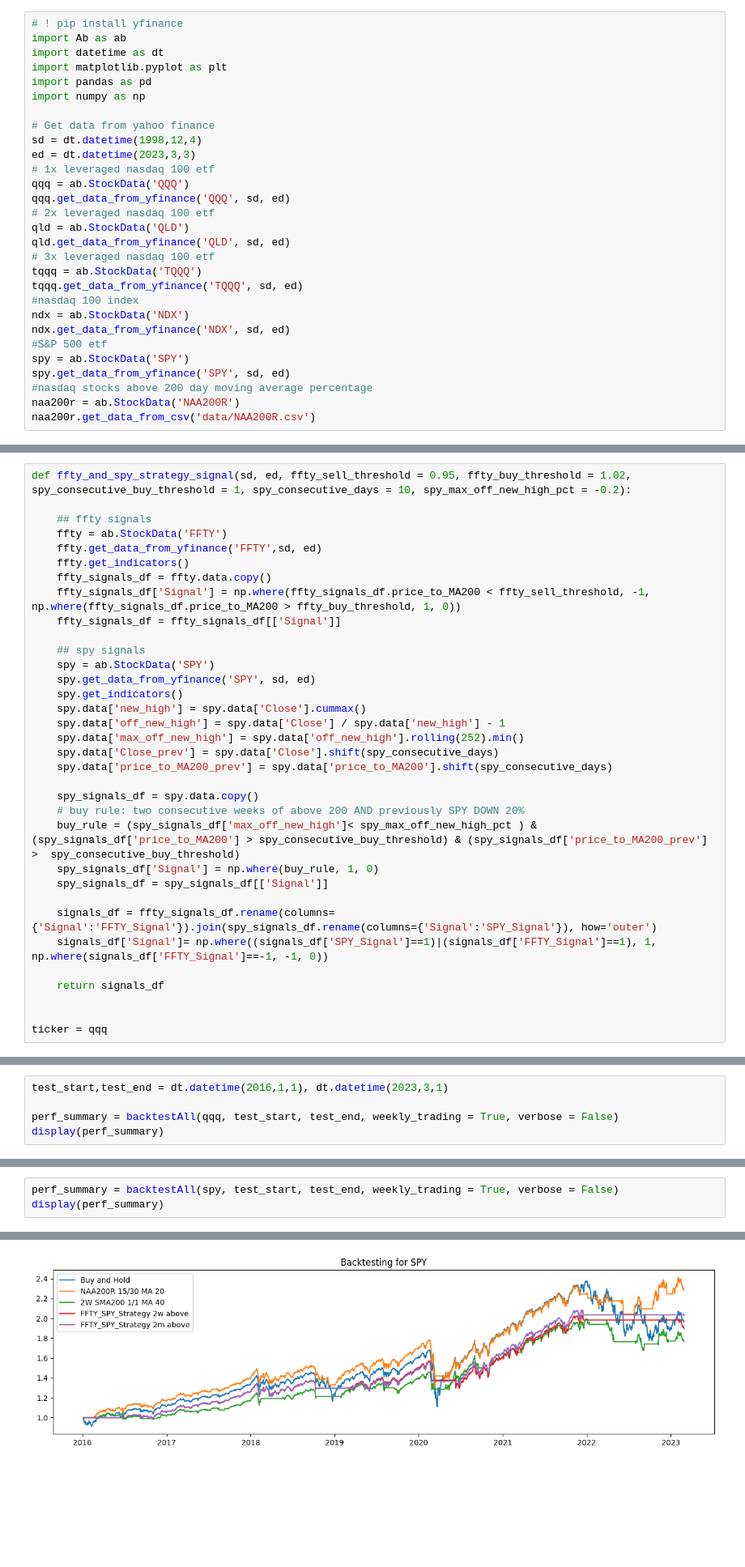
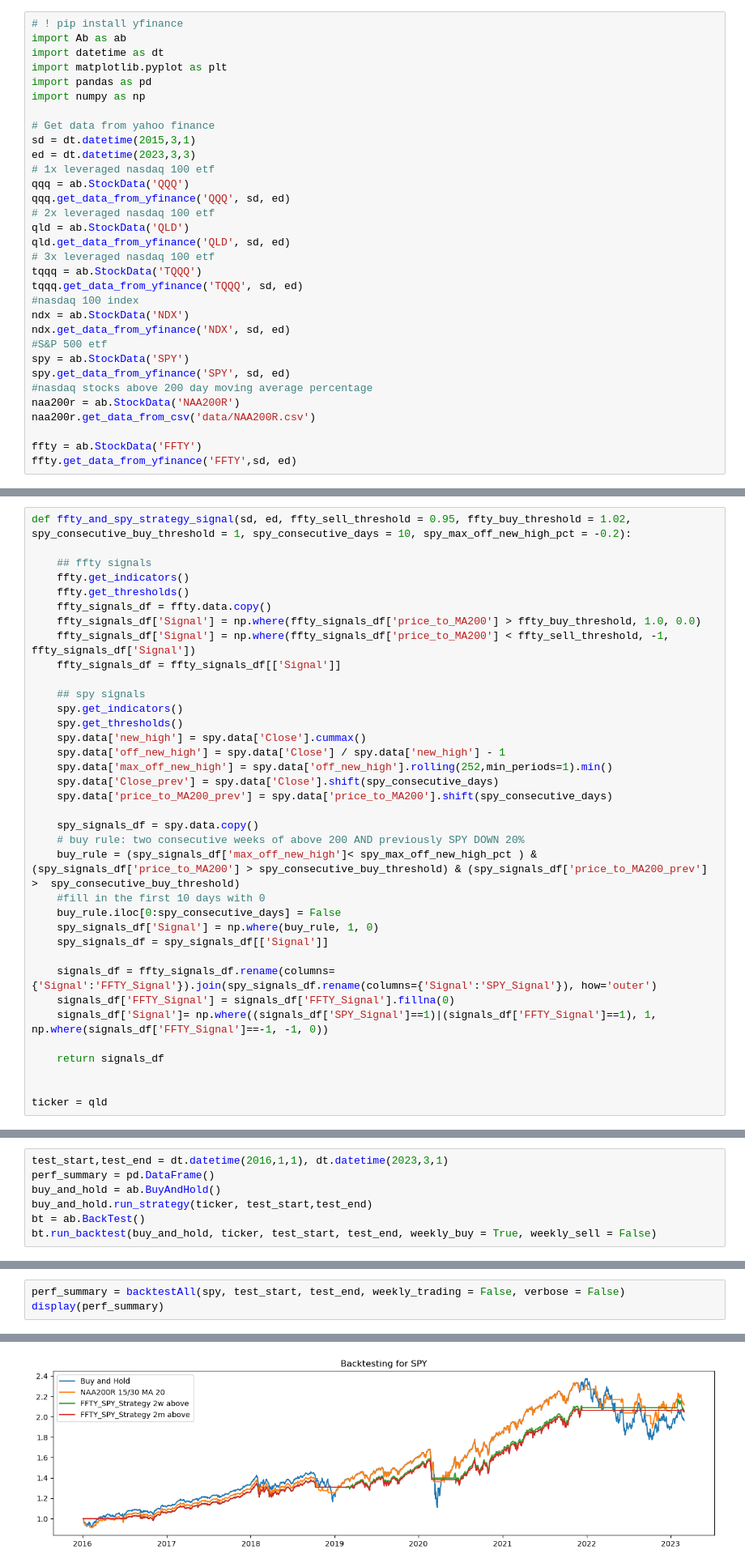
Before and after one commit to sylviawusyl/backtesting, a Jupyter notebook: wip_notebook_fftyspy.ipynb, the cells around one changed output, grey strips where cells are left out. Shown at 81% size. Saved outputs shown, nothing was run; the diff lists cells and outputs as text; blank space fills up the shorter version.

Commit message:
refactor, most of the code still work. datetime, weekly trading need to think again.

```diff
--- a/wip_notebook_fftyspy.ipynb
+++ b/wip_notebook_fftyspy.ipynb
@@ -7,7 +7,7 @@ import pandas as pd
 import numpy as np
 
 # Get data from yahoo finance
-sd = dt.datetime(1998,12,4)
+sd = dt.datetime(2015,3,1)
 ed = dt.datetime(2023,3,3)
 # 1x leveraged nasdaq 100 etf
 qqq = ab.StockData('QQQ')
@@ -27,4 +27,7 @@ spy.get_data_from_yfinance('SPY', sd, ed)
 #nasdaq stocks above 200 day moving average percentage
 naa200r = ab.StockData('NAA200R')
 naa200r.get_data_from_csv('data/NAA200R.csv')
+
+ffty = ab.StockData('FFTY')
+ffty.get_data_from_yfinance('FFTY',sd, ed)
 # %% [output]
@@ -37,36 +42,38 @@ naa200r.get_data_from_csv('data/NAA200R.csv')
 def ffty_and_spy_strategy_signal(sd, ed, ffty_sell_threshold = 0.95, ffty_buy_threshold = 1.02, spy_consecutive_buy_threshold = 1, spy_consecutive_days = 10, spy_max_off_new_high_pct = -0.2):
 
     ## ffty signals
-    ffty = ab.StockData('FFTY')
-    ffty.get_data_from_yfinance('FFTY',sd, ed)
     ffty.get_indicators()
+    ffty.get_thresholds()
     ffty_signals_df = ffty.data.copy()
-    ffty_signals_df['Signal'] = np.where(ffty_signals_df.price_to_MA200 < ffty_sell_threshold, -1, np.where(ffty_signals_df.price_to_MA200 > ffty_buy_threshold, 1, 0))
+    ffty_signals_df['Signal'] = np.where(ffty_signals_df['price_to_MA200'] > ffty_buy_threshold, 1.0, 0.0)
+    ffty_signals_df['Signal'] = np.where(ffty_signals_df['price_to_MA200'] < ffty_sell_threshold, -1, ffty_signals_df['Signal'])
     ffty_signals_df = ffty_signals_df[['Signal']]
 
     ## spy signals
-    spy = ab.StockData('SPY')
-    spy.get_data_from_yfinance('SPY', sd, ed)
     spy.get_indicators()
+    spy.get_thresholds()
     spy.data['new_high'] = spy.data['Close'].cummax()
     spy.data['off_new_high'] = spy.data['Close'] / spy.data['new_high'] - 1
-    spy.data['max_off_new_high'] = spy.data['off_new_high'].rolling(252).min()
+    spy.data['max_off_new_high'] = spy.data['off_new_high'].rolling(252,min_periods=1).min()
     spy.data['Close_prev'] = spy.data['Close'].shift(spy_consecutive_days)
     spy.data['price_to_MA200_prev'] = spy.data['price_to_MA200'].shift(spy_consecutive_days)
 
     spy_signals_df = spy.data.copy()
     # buy rule: two consecutive weeks of above 200 AND previously SPY DOWN 20%
     buy_rule = (spy_signals_df['max_off_new_high']< spy_max_off_new_high_pct ) & (spy_signals_df['price_to_MA200'] > spy_consecutive_buy_threshold) & (spy_signals_df['price_to_MA200_prev'] >  spy_consecutive_buy_threshold)
+    #fill in the first 10 days with 0
+    buy_rule.iloc[0:spy_consecutive_days] = False
     spy_signals_df['Signal'] = np.where(buy_rule, 1, 0)
     spy_signals_df = spy_signals_df[['Signal']]
 
     signals_df = ffty_signals_df.rename(columns={'Signal':'FFTY_Signal'}).join(spy_signals_df.rename(columns={'Signal':'SPY_Signal'}), how='outer')
+    signals_df['FFTY_Signal'] = signals_df['FFTY_Signal'].fillna(0)
     signals_df['Signal']= np.where((signals_df['SPY_Signal']==1)|(signals_df['FFTY_Signal']==1), 1, np.where(signals_df['FFTY_Signal']==-1, -1, 0))
 
     return signals_df
 
 
-ticker = qqq
+ticker = qld
 # %%
 #buy and hold strategy vs various  strategies
 def backtestAll(ticker:ab.StockData,test_start:dt.datetime,test_end:dt.datetime, weekly_trading = False, verbose = True):
@@ -174,5 +187,7 @@ Backtest for QQQ
 # %%
 test_start,test_end = dt.datetime(2016,1,1), dt.datetime(2023,3,1)
-
-perf_summary = backtestAll(qqq, test_start, test_end, weekly_trading = True, verbose = False)
-display(perf_summary)
+perf_summary = pd.DataFrame()
+buy_and_hold = ab.BuyAndHold()
+buy_and_hold.run_strategy(ticker, test_start,test_end)
+bt = ab.BackTest()
+bt.run_backtest(buy_and_hold, ticker, test_start, test_end, weekly_buy = True, weekly_sell = False)
@@ -222,6 +207,6 @@ Backtest for TQQQ
 | 0 | Customized | 6 | 16.490497 | 0.323498 | -0.384623 | 0.073437 | 0.001946 | ... |
 | 0 | Customized | 6 | 14.791718 | 0.309188 | -0.378281 | 0.072746 | 0.001867 | ... |
 # %%
-perf_summary = backtestAll(spy, test_start, test_end, weekly_trading = True, verbose = False)
+perf_summary = backtestAll(spy, test_start, test_end, weekly_trading = False, verbose = False)
 display(perf_summary)
 # %% [output]
@@ -232,4 +213,4 @@ display(perf_summary)
 Backtest for SPY
-[figure, old version]
+[figure, new version]
 |  | name | num_trades | cumulative_return | annual_return | max_drawdown | sharp_ratio | avg_daily_return | ... |
 | 0 | Buy and Hold | 2 | 0.963685 | -0.003692 | -0.341047 | 0.037274 | 0.000447 | ... |
```
Also changed, not shown: parts of 16 cells of this notebook, 5 other files.
